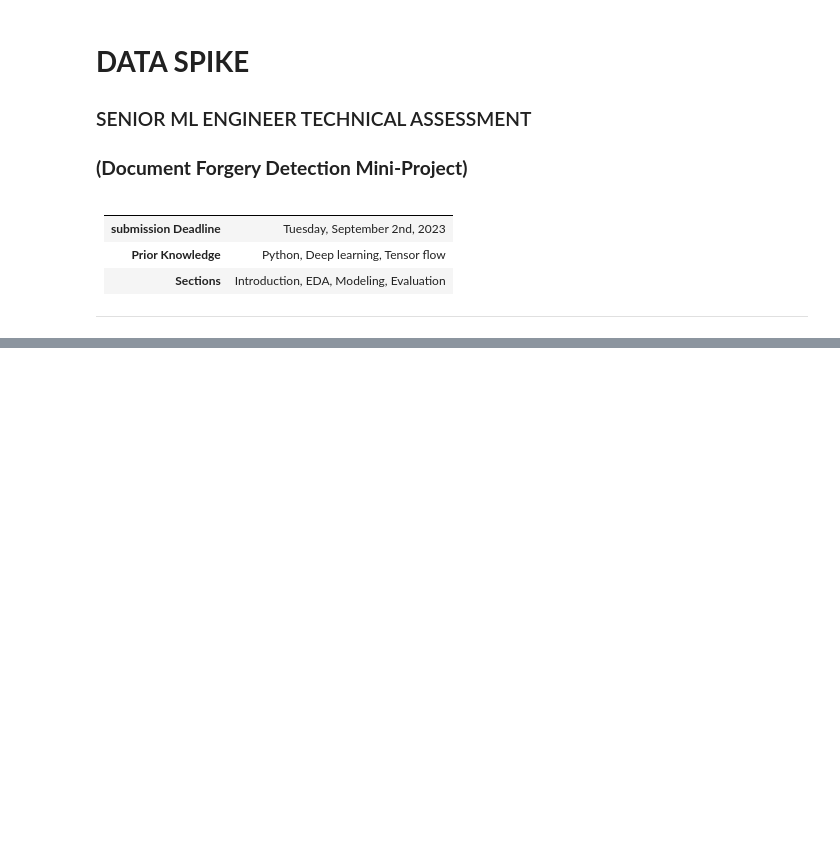
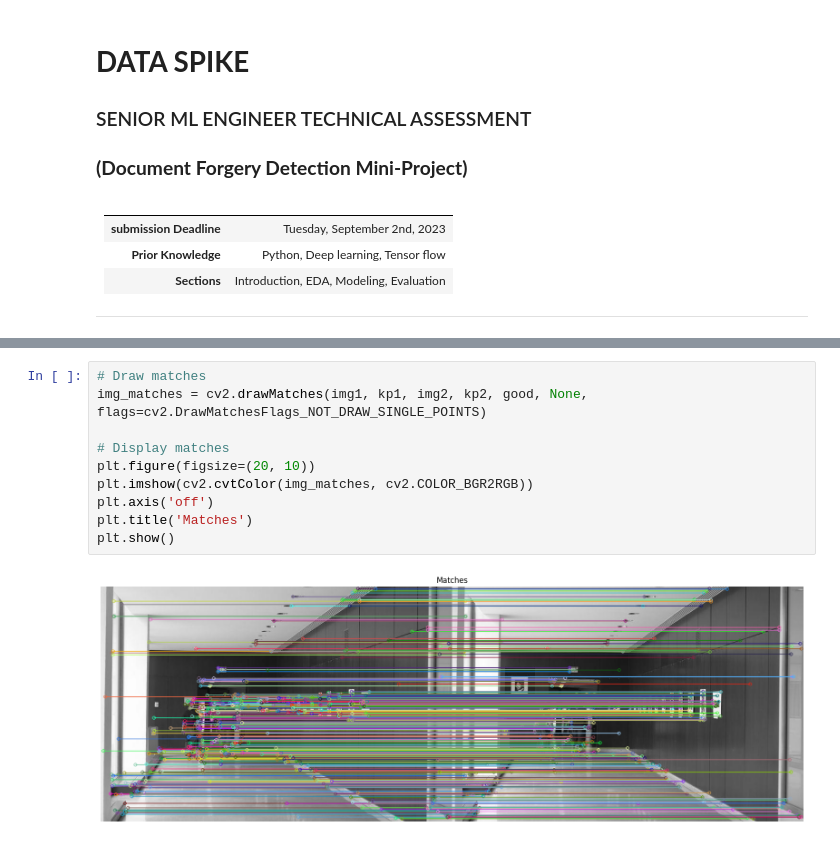
Before and after one commit to BelloJ/Document-Forgery-Detection-Mini-Project, a Jupyter notebook: Document_Forgery_Detection_Mini_Project.ipynb, the cells around one changed output, grey strips where cells are left out. Cells and saved outputs as stored; diff of their text form; blank space fills up the shorter version.

```diff
--- a/Document_Forgery_Detection_Mini_Project.ipynb
+++ b/Document_Forgery_Detection_Mini_Project.ipynb
@@ -96,0 +393,12 @@ data.head()
+# %%
+# Draw matches
+img_matches = cv2.drawMatches(img1, kp1, img2, kp2, good, None, flags=cv2.DrawMatchesFlags_NOT_DRAW_SINGLE_POINTS)
+
+# Display matches
+plt.figure(figsize=(20, 10))
+plt.imshow(cv2.cvtColor(img_matches, cv2.COLOR_BGR2RGB))
+plt.axis('off')
+plt.title('Matches')
+plt.show()
+# %% [output]
+[figure, added]
```
Also changed, not shown: parts of 34 cells of this notebook.
